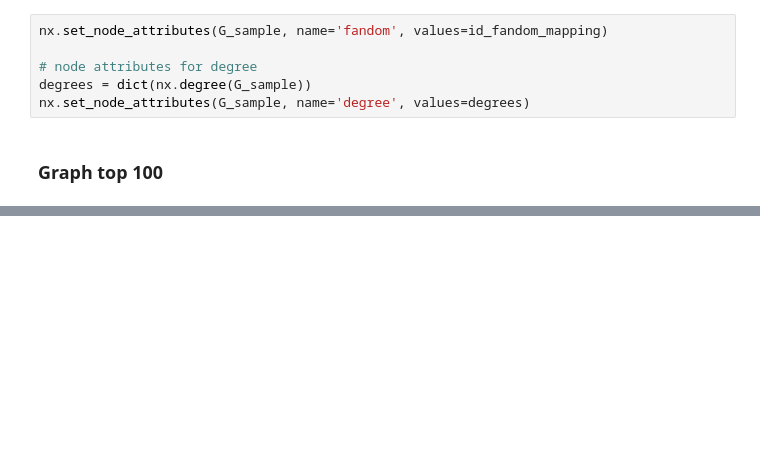
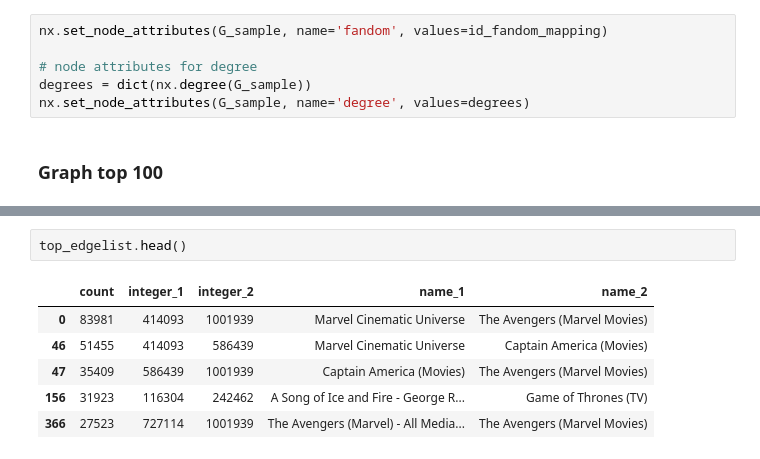
Before and after one commit to joelleneyap/fandomstudies, a Jupyter notebook: fandom_networkx.ipynb, the cells around one changed output, grey strips where cells are left out. Cells and saved outputs as stored; diff of their text form; blank space fills up the shorter version.

```diff
--- a/fandom_networkx.ipynb
+++ b/fandom_networkx.ipynb
@@ -328,0 +303,9 @@ nx.set_node_attributes(G_sample, name='degree', values=degrees)
+# %%
+top_edgelist.head()
+# %% [output]
+|  | count | integer_1 | integer_2 | name_1 | name_2 |
+| 0 | 83981 | 414093 | 1001939 | Marvel Cinematic Universe | The Avengers (Marvel Movies) |
+| 46 | 51455 | 414093 | 586439 | Marvel Cinematic Universe | Captain America (Movies) |
+| 47 | 35409 | 586439 | 1001939 | Captain America (Movies) | The Avengers (Marvel Movies) |
+| 156 | 31923 | 116304 | 242462 | A Song of Ice and Fire - George R... | Game of Thrones (TV) |
+| 366 | 27523 | 727114 | 1001939 | The Avengers (Marvel) - All Media... | The Avengers (Marvel Movies) |
```
Also changed, not shown: parts of 10 cells of this notebook.
